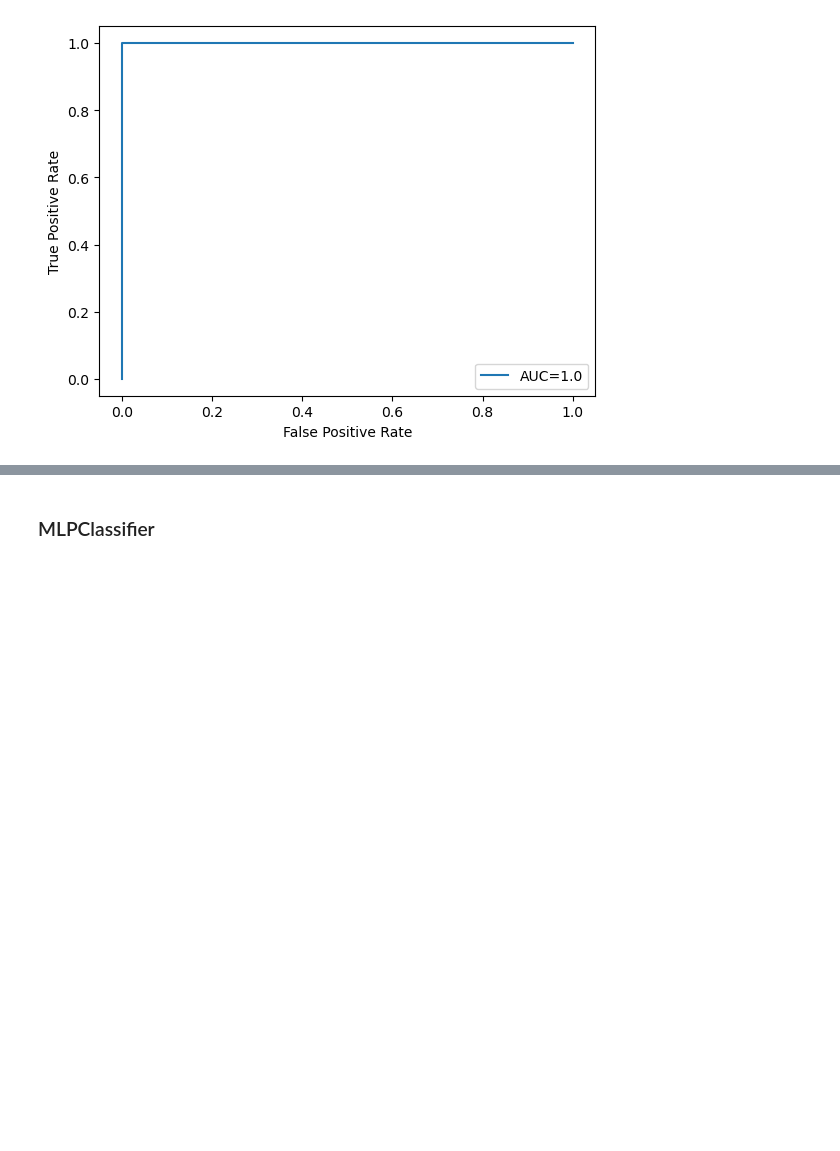
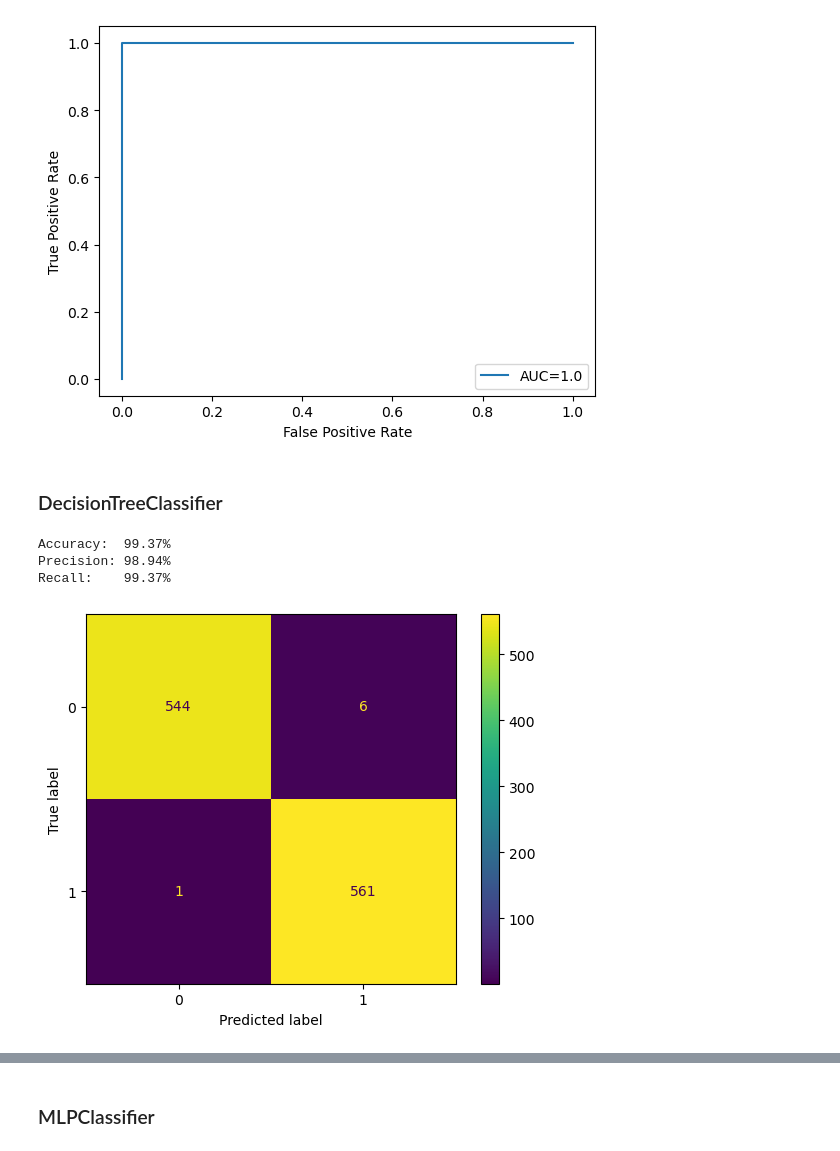
Before and after one commit to ThiagoOliveira001/learningIA, a Jupyter notebook: IA2A2/DESAFIO4/Lotofacil.ipynb, the cells around one changed output, grey strips where cells are left out. Cells and saved outputs as stored; diff of their text form; code cells hidden in the pictures; blank space fills up the shorter version.

```diff
--- a/IA2A2/DESAFIO4/Lotofacil.ipynb
+++ b/IA2A2/DESAFIO4/Lotofacil.ipynb
@@ -507,3 +534,16 @@ Recall:    100.0%
 plot_roc_curve(y_test, y_pred)
 # %% [output]
 [figure]
+# %% [markdown]
+### DecisionTreeClassifier
+# %%
+dtc = DecisionTreeClassifier()
+dtc.fit(X_train, y_train)
+y_pred = dtc.predict(X_test)
+# %%
+show_model_results(y_test, y_pred, dtc.classes_)
+# %% [output]
+Accuracy:  99.37%
+Precision: 98.94%
+Recall:    99.37%
+[figure, added]
```
Also changed, not shown: parts of 30 cells of this notebook, 1 other file.
